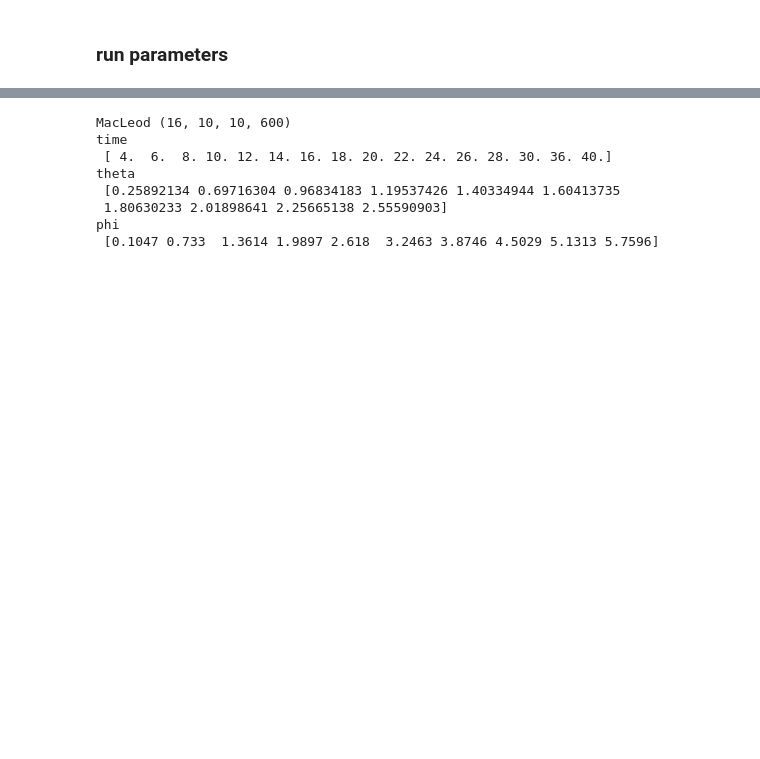
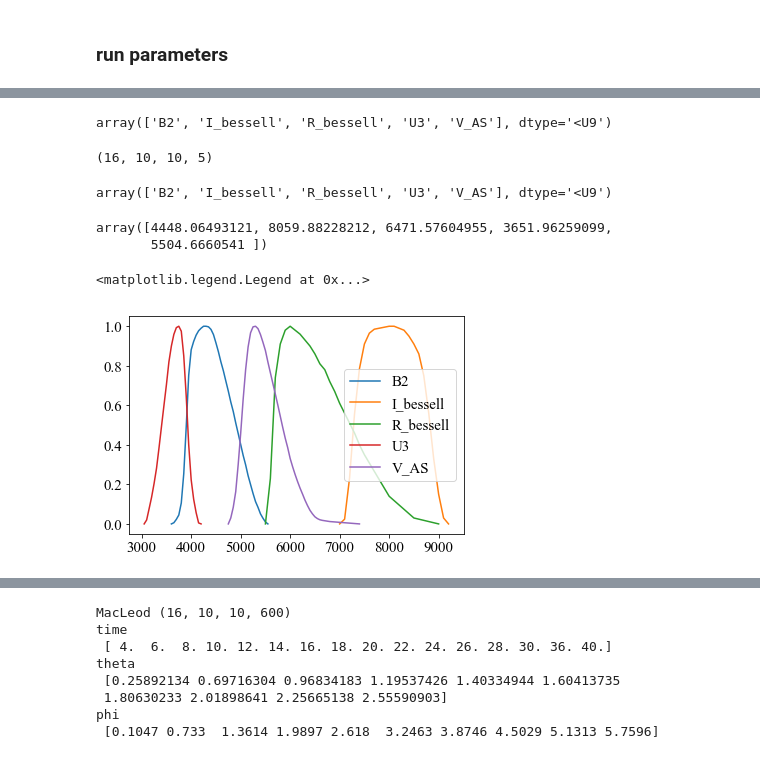
Before and after one commit to KjrKwn/photons, a Jupyter notebook: analysis/python/plot.ipynb, the cells around one changed output, grey strips where cells are left out. Drawn from its saved outputs; the diff is of its cells as text; code cells hidden in the pictures; blank space fills up the shorter version.

```diff
--- a/analysis/python/plot.ipynb
+++ b/analysis/python/plot.ipynb
@@ -53,11 +55,11 @@ filter_focas, filter_johnson, filter_swift, filter_twomass = filters
 ./photontools/filter_data/swift
 ./photontools/filter_data/twomass
 # %%
-for i, filter in enumerate(filters):
-    list_bands = np.argsort(filter.effective_wavelength)
-    for j in list_bands:
-        plt.plot(filter.wavelengths[j], filter.response[j], label=filter.bands[j])
-    plt.title(filter.instrument)
-    plt.legend()
-    plt.show()
-    plt.close()
+# for i, filter in enumerate(filters):
+#     list_bands = np.argsort(filter.effective_wavelength)
+#     for j in list_bands:
+#         plt.plot(filter.wavelengths[j], filter.response[j], label=filter.bands[j])
+#     plt.title(filter.instrument)
+#     plt.legend()
+#     plt.show()
+#     plt.close()
@@ -68,0 +85,17 @@ for i, filter in enumerate(filters):
+# %%
+lc_ML.bands
+# %% [output]
+array(['B2', 'I_bessell', 'R_bessell', 'U3', 'V_AS'], dtype='<U9')
+# %%
+lc_ML.data.shape
+# %% [output]
+(16, 10, 10, 5)
+# %%
+filter_johnson.bands
+# %% [output]
+array(['B2', 'I_bessell', 'R_bessell', 'U3', 'V_AS'], dtype='<U9')
+# %%
+filter_johnson.effective_wavelength
+# %% [output]
+array([4448.06493121, 8059.88228212, 6471.57604955, 3651.96259099,
+       5504.6660541 ])
@@ -68,0 +105,7 @@ for i, filter in enumerate(filters):
+# %%
+for i, band in enumerate(filter_johnson.bands):
+    plt.plot(filter_johnson.wavelengths[i], filter_johnson.response[i], label=band)
+plt.legend()
+# %% [output]
+<matplotlib.legend.Legend at 0x...>
+[figure, added]
```
Also changed, not shown: parts of 27 cells of this notebook.
